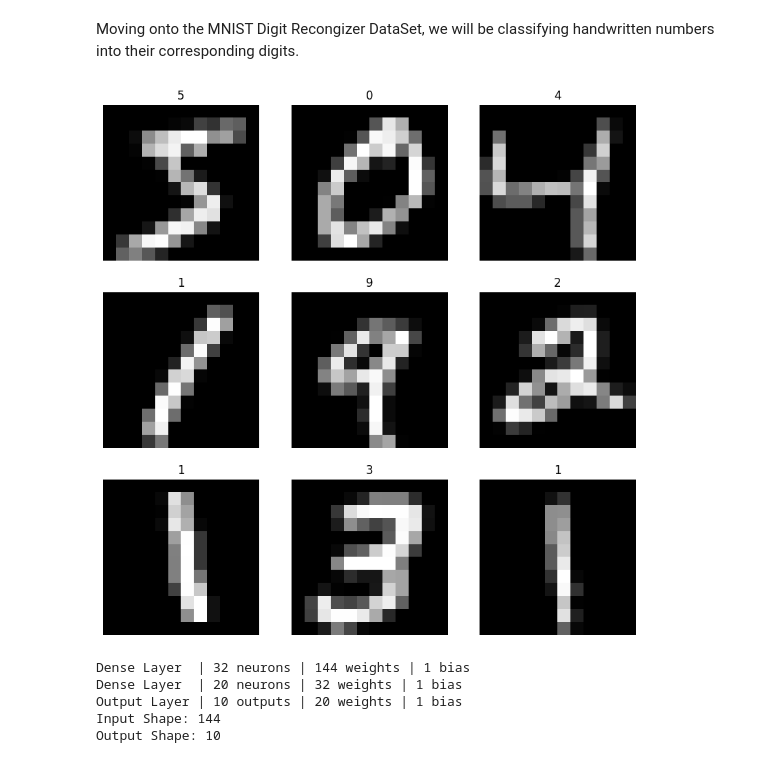
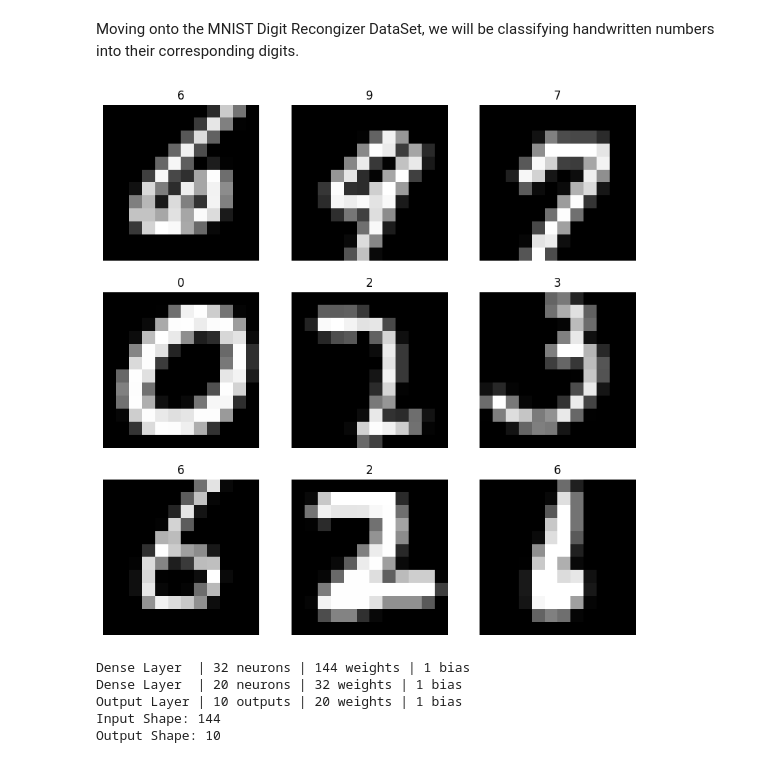
Before and after one commit to jtang25/NeuralNetwork, a Jupyter notebook: notebook.ipynb, the cells around one changed output. Cells and saved outputs as stored; diff of their text form; code cells hidden in the pictures.

```diff
--- a/notebook.ipynb
+++ b/notebook.ipynb
@@ -116,10 +116,10 @@ scaled_test_set = z_score_scaler.transform(test_set)
 test_X = pd.DataFrame(scaled_test_set, columns=test_set.columns).drop("median_house_value", axis=1).values
 test_y = test_set["median_house_value"].values
 
-# # scale y
-# y_scaler = StandardScaler()
-# train_y = y_scaler.fit_transform(train_y.reshape(-1, 1))
-# test_y = y_scaler.transform(test_y.reshape(-1, 1))
+# scale y
+y_scaler = StandardScaler()
+train_y = y_scaler.fit_transform(train_y.reshape(-1, 1))
+test_y = y_scaler.transform(test_y.reshape(-1, 1))
 
 train_y[:3]
 # %% [output]
@@ -127,7 +129,7 @@ array([217100.,  50800., 159000.])
 # %% [markdown]
 Combining the shuffling and scaling into a single function:
 # %%
-def shuffle_scale(data, ratio):
+def shuffle_scale(data, ratio, ):
     train_set, test_set = split_train_test(data, ratio)
     z_score_scaler = StandardScaler()
 
@@ -139,6 +141,10 @@ def shuffle_scale(data, ratio):
     test_X = pd.DataFrame(scaled_test_set, columns=test_set.columns).drop("median_house_value", axis=1).values
     test_y = test_set["median_house_value"].values
 
+    y_scaler = StandardScaler()
+    train_y = y_scaler.fit_transform(train_y.reshape(-1, 1))
+    test_y = y_scaler.transform(test_y.reshape(-1, 1))
+
     return train_X, train_y, test_X, test_y
 # %% [markdown]
 Now that we have our training and test sets, we can being training our model.
@@ -186,12 +320,12 @@ _________________________________________________________________
 # %%
-# long_test_err = []
-# long_train_err = []
+long_test_err = []
+long_train_err = []
 
-# tf_err = []
+tf_err = []
 
 train_X, train_y, test_X, test_y = shuffle_scale(housing_data, 0.3)
-train_err = my_model.fit(train_X, train_y, epochs=25, learning_rate=0.000000002)
-# tf_err.append(model.fit(train_X, train_y, epochs=5, batch_size=32, verbose=0))
+train_err = my_model.fit(train_X, train_y, epochs=3, learning_rate=0.0001)
+tf_err.append(model.fit(train_X, train_y, epochs=3, batch_size=32, verbose=0))
 test_err = []
 for i in range(len(test_X)):
     pred = my_model.forward_pass(test_X[i])
@@ -265,34 +383,40 @@ Moving onto the MNIST Digit Recongizer DataSet, we will be classifying handwritt
 # %%
 from tensorflow.keras.datasets import mnist
 from tensorflow.keras.utils import to_categorical
 from tensorflow.image import resize
 import numpy as np
 import matplotlib.pyplot as plt
 import tensorflow as tf
 
 (X_train, y_train), (X_test, y_test) = mnist.load_data()
 
 X_train = tf.image.resize(X_train[..., tf.newaxis], [14, 14]).numpy()
 X_test = tf.image.resize(X_test[..., tf.newaxis], [14, 14]).numpy()
 
 X_train = X_train[:, 1:-1, 1:-1]
 X_test = X_test[:, 1:-1, 1:-1]
 
 X_train = X_train.reshape((X_train.shape[0], 12 * 12)).astype('float32') / 255
 X_test = X_test.reshape((X_test.shape[0], 12 * 12)).astype('float32') / 255
 y_train = to_categorical(y_train, 10)
 y_test = to_categorical(y_test, 10)
 
+# shuffle
+indices = np.arange(X_train.shape[0])
+np.random.shuffle(indices)
+X_train = X_train[indices]
+y_train = y_train[indices]
+
 # visualize the first 9 images
 plt.figure(figsize=(10, 10))
 for i in range(9):
     plt.subplot(3, 3, i + 1)
     plt.imshow(X_train[i].reshape(12, 12), cmap='gray')
     plt.title(np.argmax(y_train[i]))
     plt.axis('off')
 plt.show()
 # %% [output]
-[figure, old version]
+[figure, new version]
 # %%
 from Model import *
 
```
Also changed, not shown: parts of 14 cells of this notebook, 5 other files.
